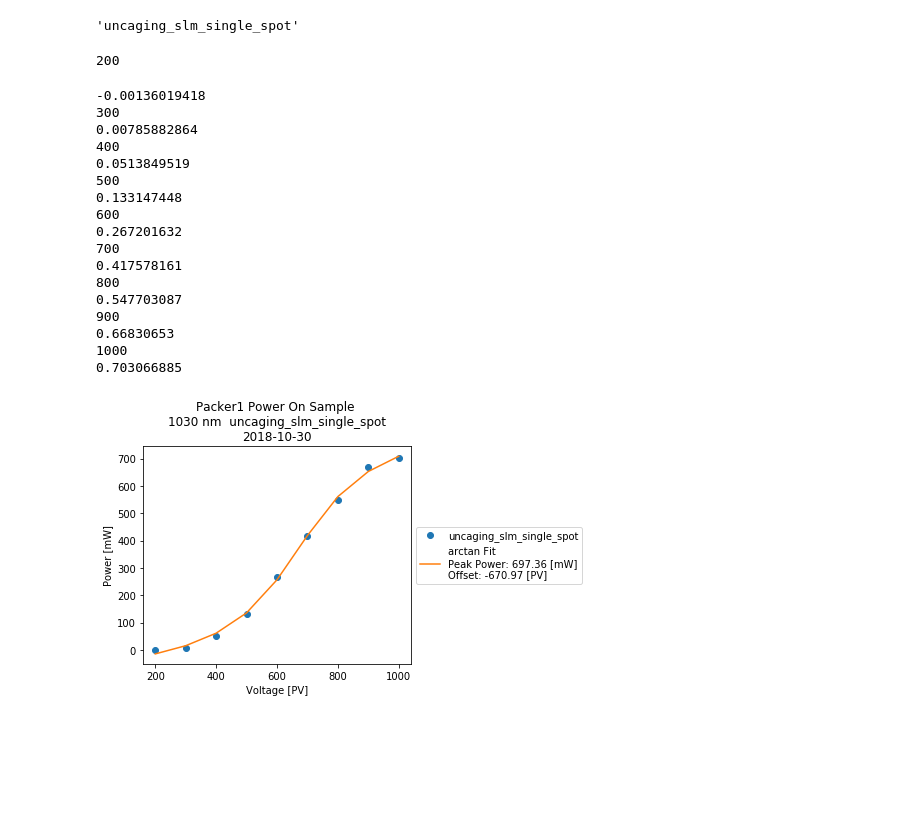
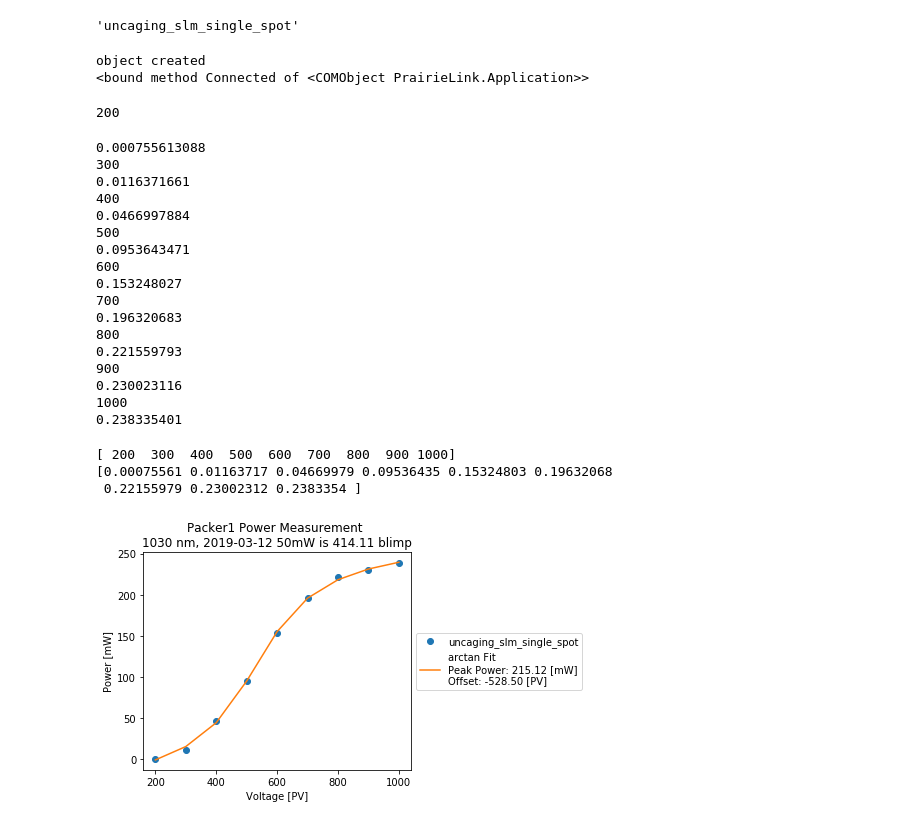
Before and after one commit to neuromantic99/bruker_calibration, a Jupyter notebook: powerMeasurements/DigitalPowerMeasurements.ipynb, the cells around one changed output. Cells and saved outputs as stored; diff of their text form; code cells hidden in the pictures; blank space fills up the shorter version.

```diff
--- a/powerMeasurements/DigitalPowerMeasurements.ipynb
+++ b/powerMeasurements/DigitalPowerMeasurements.ipynb
@@ -108,9 +114,8 @@ pm100 = DigitalPowerMeasurer(pl,rm,[resource_list[0]])
 # %%
 laser_name = 'Imaging'
 wavelength = 765
-
 #pl.SendScriptCommands('-SetMultiPhotonWavelength' + ' ' + str(wavelength) + ' ' + str(1))
-# Allow Chameleon to change its colours
+#Allow Chameleon to change its colours
 #time.sleep(15)
 
 powerspace = np.arange(0,1100,100)
@@ -121,6 +126,6 @@ voltage_array = np.zeros(len_powerspace)
 
 for i in range(len_powerspace):
     voltage_array[i] = pm100.measure('Imaging', wavelength, powerspace[i],6)
-    time.sleep(6)
+    #time.sleep(3)
     print(voltage_array[i])
 # %% [output]
@@ -178,18 +192,0 @@ np.save(datestring+'_'+laser_name+'_'+str(wavelength)+'_'+'pcov',pcov)
-# %%
-laser_name = 'Imaging'
-wavelength = 765
-
-#pl.SendScriptCommands('-SetMultiPhotonWavelength' + ' ' + str(wavelength) + ' ' + str(1))
-# Allow Chameleon to change its colours
-#time.sleep(15)
-
-powerspace = np.arange(0,1100,100)
-
-len_powerspace = len(powerspace)
-
-voltage_array = np.zeros(len_powerspace)
-
-for i in range(len_powerspace):
-    voltage_array[i] = pm100.measure('Imaging', wavelength, powerspace[i],5)
-    print(voltage_array[i])
-    time.sleep(3)
@@ -214,2 +192,0 @@ for i in range(len_powerspace):
-# %%
-pm100.measure('Imaging', wavelength, 600,6)
@@ -267,11 +205,22 @@ uc_path = 'uncaging_slm_single_spot'
 uc_path
 # %% [output]
 'uncaging_slm_single_spot'
+# %%
+# Start PrairieLink if had to restart PV
+pl = win32com.client.Dispatch('PrairieLink.Application')
+print('object created')
+
+# Connect to Client
+pl.Connect()
+print(pl.Connected)
+# %% [output]
+object created
+<bound method Connected of <COMObject PrairieLink.Application>>
 # %%
 # dont try hack this to make it faster, it causes errors
 
 laser_name = 'Uncaging'
-wavelength=1030
+wavelength = 1030
 
 if uc_path == 'uncaging_no_slm':
     powerspace = np.arange(200,750,50)
@@ -289,60 +238,77 @@ for i in range(len_powerspace):
     print(powerspace[i])
     voltage_array[i] = pm100.measure(laser_name, wavelength, powerspace[i],window_length=7)
     print(voltage_array[i])
-    time.sleep(10)
+    #time.sleep(3)
 
 assert max(voltage_array) < 10, 'if power meter is not allowed to reset long enough between measurements, an error can be raised here'
 # %% [output]
 200
--0.00136019418
+0.000755613088
 300
-0.00785882864
+0.0116371661
 400
-0.0513849519
+0.0466997884
 500
-0.133147448
+0.0953643471
 600
-0.267201632
+0.153248027
 700
-0.417578161
+0.196320683
 800
-0.547703087
+0.221559793
 900
-0.66830653
+0.230023116
 1000
-0.703066885
+0.238335401
 # %%
 datestring = date.today().isoformat()
 guess = (-700,500,300,0.02)
 popt, pcov = curve_fit(arctangent,powerspace,voltage_array,guess)
 
 fig = plt.figure()
 ax = plt.subplot(111)
 
 ax.plot(powerspace,1000*voltage_array,linestyle='None',marker='o',label=uc_path)
 ax.plot(powerspace,1000*arctangent(powerspace,*popt),label=r"arctan Fit" + "\n"
          r"Peak Power: {:.2f} [mW]".format((popt[2]+popt[1])*1000) + "\n" +
          "Offset: {:.2f} [PV]".format(popt[0]))
 
+#numerically get the PV power for 50mW
+test_PVs = np.linspace(200,500,1000)
+power = []
+for i in test_PVs:
+    power.append(arctangent(i,*popt) * 1000)
+
+fifty_diff = [50 - i for i in power]
+fifty_IND = np.argmin(np.abs(fifty_diff))
+fifty_PV = np.round(test_PVs[fifty_IND],2)
+
 # Shrink current axis by 20%
 box = ax.get_position()
 ax.set_position([box.x0, box.y0, box.width * 0.8, box.height])
 
 # Put a legend to the right of the current axis
 legend = ax.legend(loc='center left', bbox_to_anchor=(1, 0.5))
 plt.xlabel("Voltage [PV]")
 plt.ylabel("Power [mW]")
-plt.title("Packer1 Power On Sample \n" + str(wavelength) + " nm " + ' ' + uc_path + "\n" + datestring)
+#plt.title("Packer1 Power On Sample \n" + str(wavelength) + " nm " + ' ' + uc_path + "\n" + datestring)
+plt.title("Packer1 Power Measurement \n" + str(wavelength) + " nm, " + datestring + ' 50mW is {}'.format(fifty_PV) + ' blimp')
 
 # construct Packer-xkcd-compliant datestring
 datestring = date.today().isoformat()
 operator = "mloidolt"
 
 os.chdir(folder)
 plt.savefig(datestring+'_'+uc_path+'_'+str(wavelength)+".pdf",bbox_extra_artists=(legend,), bbox_inches='tight')
 np.save(datestring+'_'+uc_path+'_'+str(wavelength)+'_'+'powerspace',powerspace)
 np.save(datestring+'_'+uc_path+'_'+str(wavelength)+'_'+'voltage_array',voltage_array)
 np.save(datestring+'_'+uc_path+'_'+str(wavelength)+'_'+'popt',popt)
 np.save(datestring+'_'+uc_path+'_'+str(wavelength)+'_'+'pcov',pcov)
+
+print(powerspace);
+print(voltage_array);
 # %% [output]
+[ 200  300  400  500  600  700  800  900 1000]
+[0.00075561 0.01163717 0.04669979 0.09536435 0.15324803 0.19632068
+ 0.22155979 0.23002312 0.2383354 ]
-[figure, old version]
+[figure, new version]
```
Also changed, not shown: parts of 12 cells of this notebook, 7 other files.
